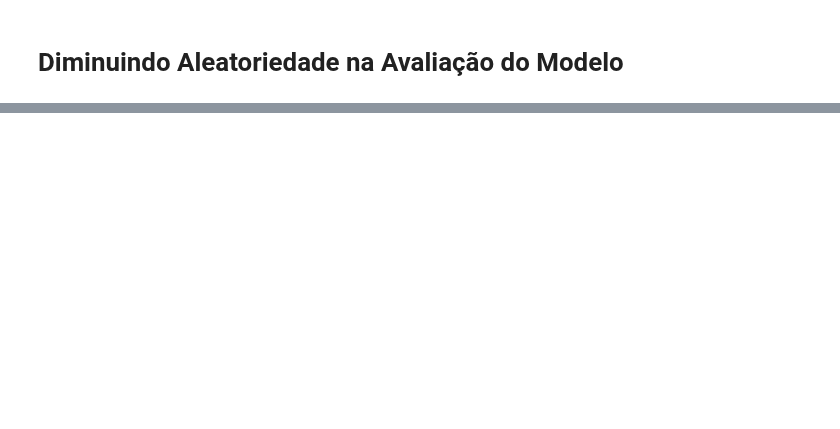
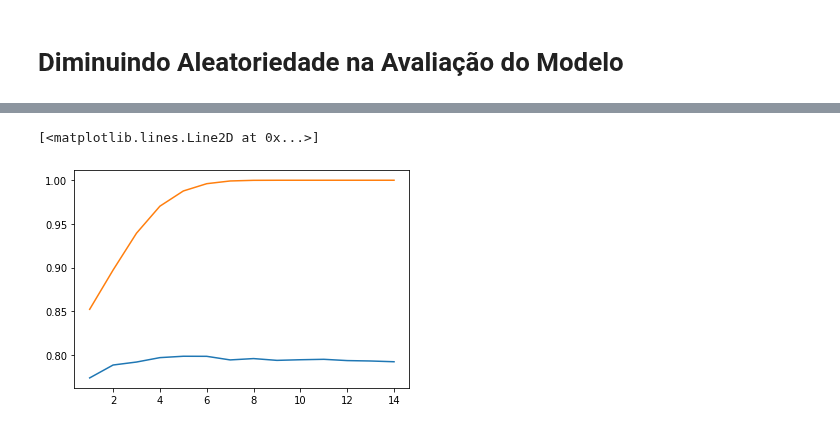
Before and after one commit to arturcgs/bootcamp-data-science-aplicada3, a Jupyter notebook: Aulas/Módulo_5.ipynb, the cells around one changed output, grey strips where cells are left out. Cells and saved outputs as stored; diff of their text form; code cells hidden in the pictures; blank space fills up the shorter version.

```diff
--- a/Aulas/Módulo_5.ipynb
+++ b/Aulas/Módulo_5.ipynb
@@ -276,9 +301,10 @@ def roda_modelo_cv(modelo, dados, n_splits, n_repeats):
   x = dados.drop(['ICU', 'WINDOW'], axis = 1)
 
   cv = RepeatedStratifiedKFold(n_splits = n_splits, n_repeats = n_repeats)
-  resultados = cross_validate(modelo, x, y, cv = cv, scoring = 'roc_auc')
+  resultados = cross_validate(modelo, x, y, cv = cv, scoring = 'roc_auc', return_train_score = True)
 
   auc_medio = np.mean(resultados['test_score'])
   auc_std = np.std(resultados['test_score'])
+  auc_medio_treino = np.mean(resultados['train_score'])
 
-  print(f'AUC Médio {auc_medio}\nIntervalo de Confiança: {auc_medio - 2*auc_std} - {auc_medio + 2*auc_std}')
+  return auc_medio, auc_std, auc_medio_treino
@@ -299,0 +325,4 @@ Intervalo de Confiança: 0.5300331496291137 - 0.7345709550736752
+# %%
+auc_medio, auc_std, auc_medio_treino = roda_modelo_cv(modelo_arvore, dados_limpos, 5, 10)
+
+print(f'AUC Médio {auc_medio}\nIntervalo de Confiança: {auc_medio - 2*auc_std} - {auc_medio + 2*auc_std}')
@@ -299,0 +334,8 @@ Intervalo de Confiança: 0.5300331496291137 - 0.7345709550736752
+# %%
+#Testando max_depth da árvore de decisão
+
+for i in range(1, 10):
+  modelo_arvore = DecisionTreeClassifier(max_depth = i)
+  auc_medio, auc_std, auc_medio_treino = roda_modelo_cv(modelo_arvore, dados_limpos, 5, 10)
+
+  print(f'AUC TESTE - {auc_medio: 0.9f} ---- AUC TREINO{auc_medio_treino: 0.9f}')
@@ -299,0 +352,14 @@ Intervalo de Confiança: 0.5300331496291137 - 0.7345709550736752
+# %%
+#Testando o Random Forest
+
+auc_teste_lista = []
+auc_treino_lista = []
+
+for i in range(1, 15):
+  modelo_rf = RandomForestClassifier(max_depth = i)
+  auc_medio, auc_std, auc_medio_treino = roda_modelo_cv(modelo_rf, dados_limpos, 5, 10)
+
+  auc_teste_lista.append(auc_medio)
+  auc_treino_lista.append(auc_medio_treino)
+
+  print(f'AUC TESTE - {auc_medio: 0.9f} ---- AUC TREINO - {auc_medio_treino: 0.9f} | max_depth = {i}')
@@ -299,0 +381,9 @@ Intervalo de Confiança: 0.5300331496291137 - 0.7345709550736752
+# %%
+#Gráfico pra comparar o auc pra cada max_depth
+
+eixo_x = range(1, 15)
+plt.plot(eixo_x, auc_teste_lista)
+plt.plot(eixo_x, auc_treino_lista)
+# %% [output]
+[<matplotlib.lines.Line2D at 0x...>]
+[figure, added]
```
Also changed, not shown: parts of 16 cells of this notebook.
